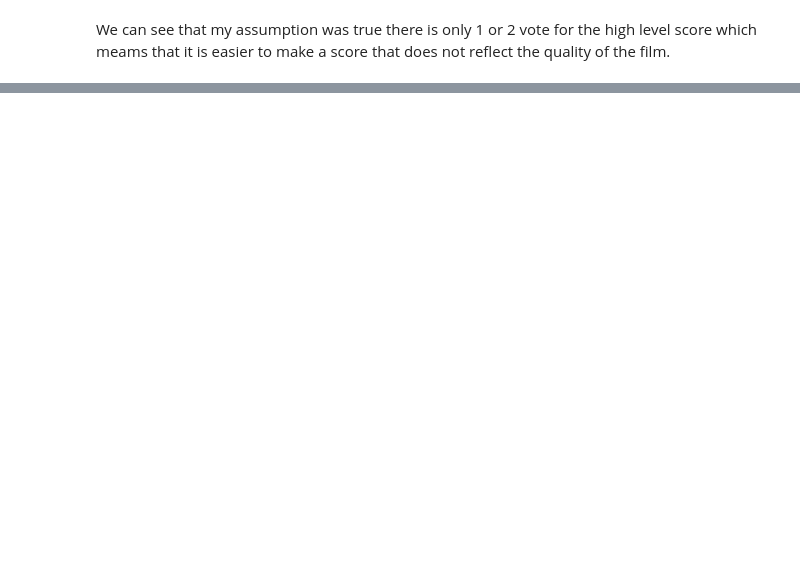
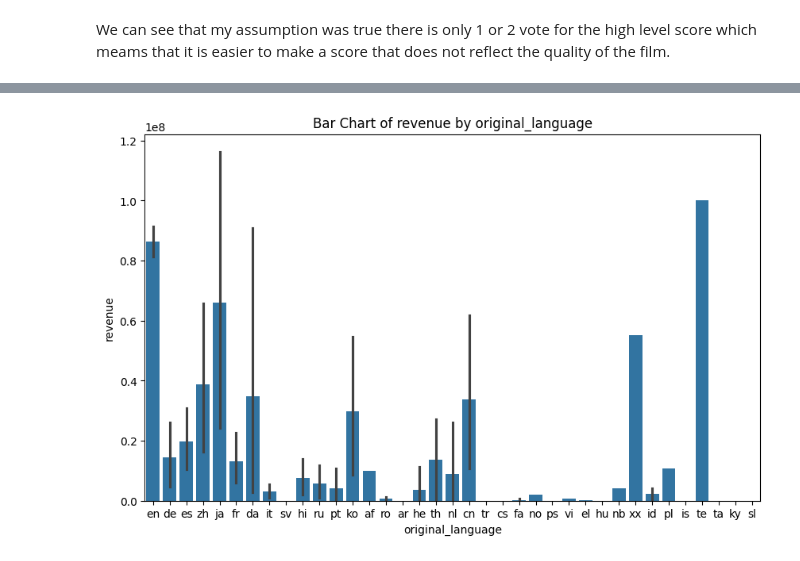
Before and after one commit to corentinmaillard/IA_Project, a Jupyter notebook: file.ipynb, the cells around one changed output, grey strips where cells are left out. Cells and saved outputs as stored; diff of their text form; code cells hidden in the pictures; blank space fills up the shorter version.

```diff
--- a/file.ipynb
+++ b/file.ipynb
@@ -309,0 +354,9 @@ We can see that my assumption was true there is only 1 or 2 vote for the high le
+# %%
+plt.figure(figsize=(10, 6))
+sns.barplot(data=data_combind ,x='original_language', y='revenue')
+plt.title('Bar Chart of revenue by original_language')
+plt.xlabel('original_language')
+plt.ylabel('revenue')
+plt.show()
+# %% [output]
+[figure, added]
```
Also changed, not shown: parts of 13 cells of this notebook.
